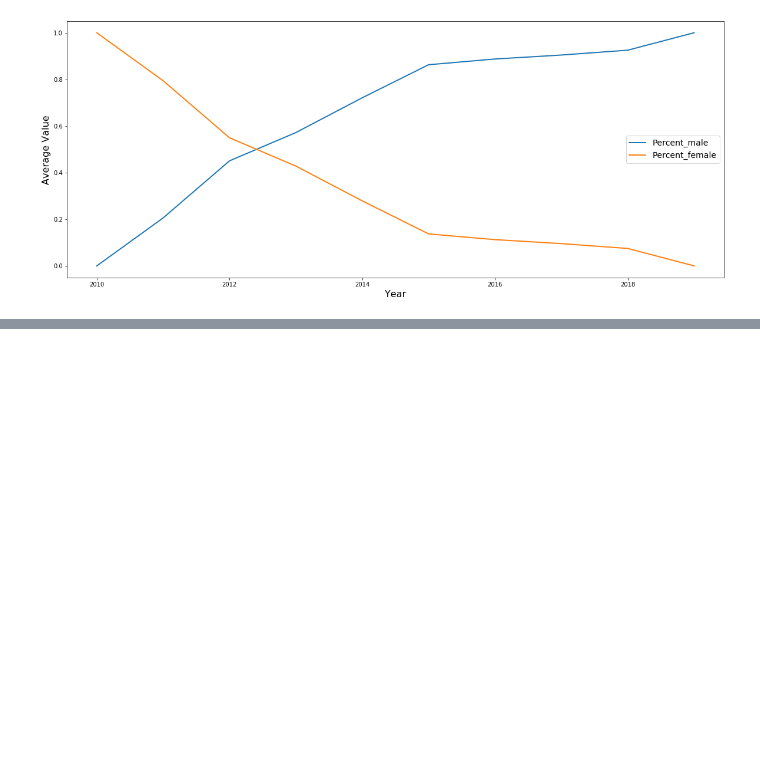
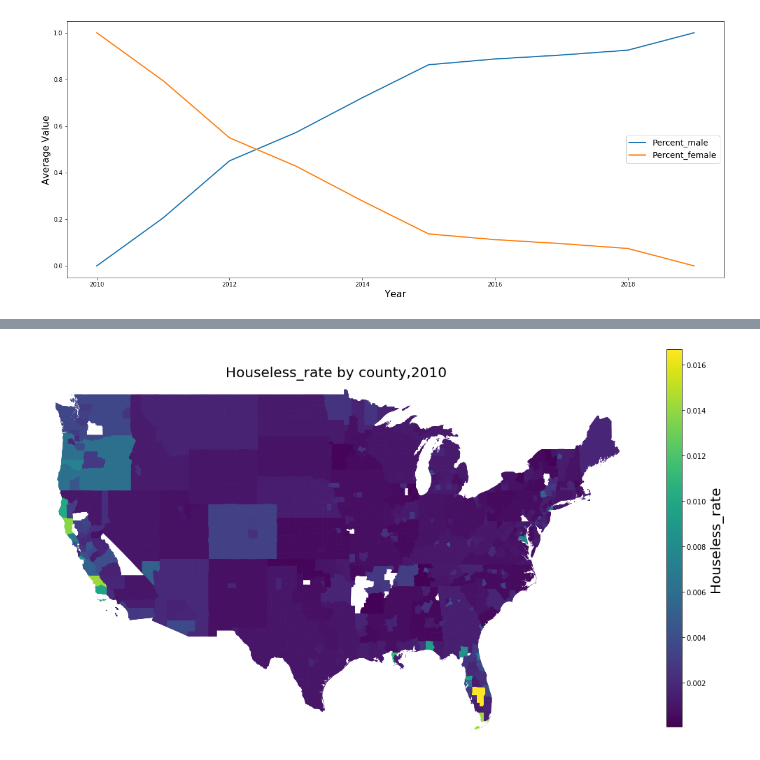
Before and after one commit to khyateed/projecting-food-insecurity, a Jupyter notebook: notebooks/EDA.ipynb, the cells around one changed output, grey strips where cells are left out. Cells and saved outputs as stored; diff of their text form; code cells hidden in the pictures; blank space fills up the shorter version.

Commit message:
choropleth maps and lineplots

```diff
--- a/notebooks/EDA.ipynb
+++ b/notebooks/EDA.ipynb
@@ -50,11 +50,3 @@ Food_retail_per_person     float64
 dtype: object
 # %% [markdown]
 # Choropleth Mapping
-# %%
-# focus on specific year
-map_df = df[df.Year == '2018']
-#Read shapefile using Geopandas
-shape_df = gpd.read_file('../datasets/shapefile/cb_2018_us_county_500k.shp')
-geo_df = shape_df.merge(map_df, left_on='GEOID', right_on='FIPS')
-# inspect geodataframe
-geo_df.head(3)
@@ -91,25 +78,0 @@ make a function to produce a choropleth map
-# %%
-def choropleth(df, feature, year, cmap):
-    '''sdf '''
-
-    map_df = df[df.Year == year]
-    shape_df = gpd.read_file('../datasets/shapefile/cb_2018_us_county_500k.shp')
-    geo_df = shape_df.merge(map_df, left_on='GEOID', right_on='FIPS')
-
-    fig, ax = plt.subplots(figsize = (15,15))
-    vmin = geo_df[feature].min()
-    vmax = geo_df[feature].max()
-    geo_df.plot(ax=ax, column =feature, cmap=cmap,legend = False)
-    ax.set_title(feature+" by county,"+year, fontdict={'fontsize': 20}, loc='center')
-    # ax.annotate("Population in NYC by Zip Code", xy=(0.25, .1), size=20, xycoords='figure fraction')
-    ax.set(xlim=(-126, -66), ylim=(24, 50));
-    plt.xticks([], [])
-    plt.yticks([], [])
-    cax = fig.add_axes([.95, 0.28, 0.02, 0.5])
-    sm = plt.cm.ScalarMappable(cmap=cmap, norm=plt.Normalize(vmin=vmin, vmax=vmax))
-    sm._A = []
-    cbr = fig.colorbar(sm, cax=cax)
-    cbr.set_label(feature, size=20)
-    cbr.ax.tick_params(labelsize=10)
-    ax.set_axis_off()
-    # plt.savefig('population.png',format = 'png',bbox_inches='tight')
@@ -179,0 +132,4 @@ sns.lineplot(y=h['Houseless_rate'], x=h['Year']);
+# %%
+choropleth(df, 'Houseless_rate', '2010', "viridis")
+# %% [output]
+[figure, added]
```
Also changed, not shown: parts of 16 cells of this notebook.
